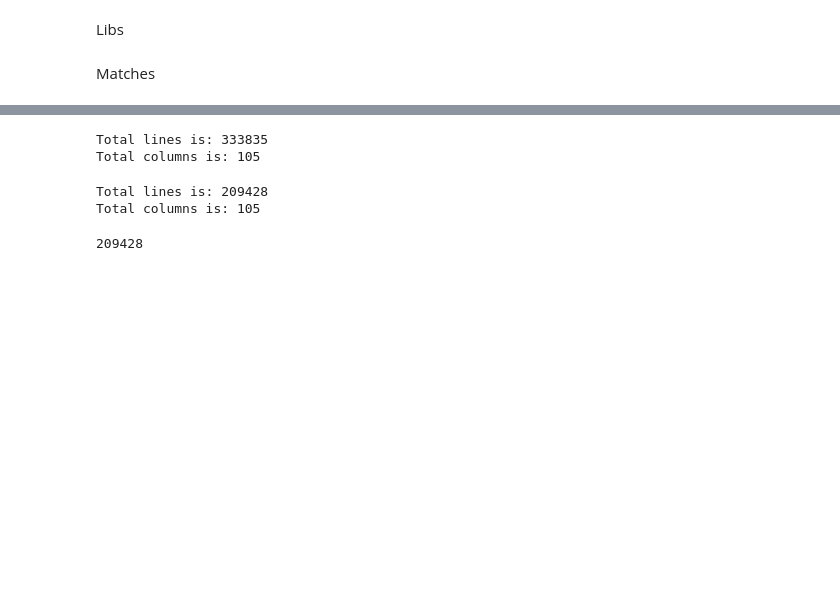
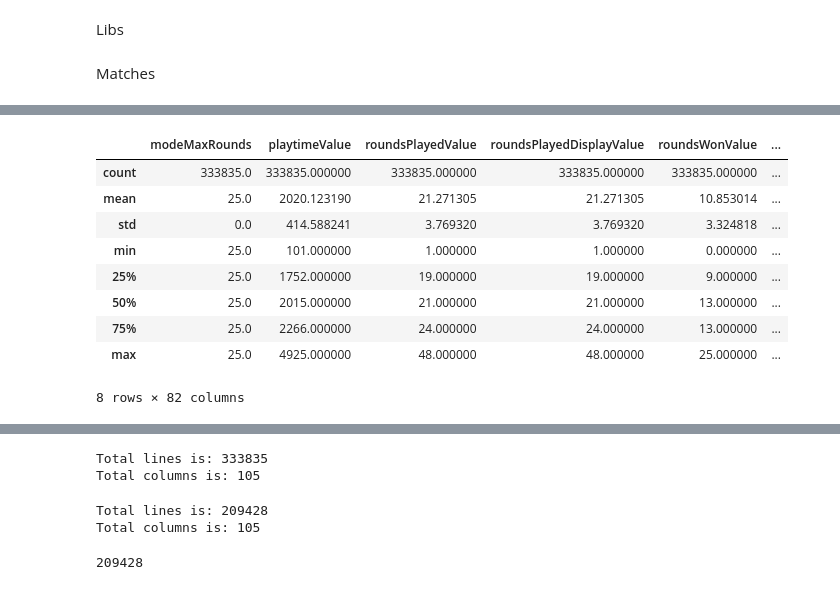
Before and after one commit to aalvestech/tcc_fia_valorant, a Jupyter notebook: notebook/notebook_exploratory_data_analysis.ipynb, the cells around one changed output, grey strips where cells are left out. Drawn from its saved outputs; the diff is of its cells as text; code cells hidden in the pictures; blank space fills up the shorter version.

```diff
--- a/notebook/notebook_exploratory_data_analysis.ipynb
+++ b/notebook/notebook_exploratory_data_analysis.ipynb
@@ -40,0 +32,15 @@ df_matches_raw.describe()
+# %%
+df_matches_raw_describe = df_matches_raw.describe()
+# df_matches_raw_describe.pivot(columns = 'count')
+df_matches_raw_describe
+# %% [output]
+|  | modeMaxRounds | playtimeValue | roundsPlayedValue | roundsPlayedDisplayValue | roundsWonValue | ... |
+| count | 333835.0 | 333835.000000 | 333835.000000 | 333835.000000 | 333835.000000 | ... |
+| mean | 25.0 | 2020.123190 | 21.271305 | 21.271305 | 10.853014 | ... |
+| std | 0.0 | 414.588241 | 3.769320 | 3.769320 | 3.324818 | ... |
+| min | 25.0 | 101.000000 | 1.000000 | 1.000000 | 0.000000 | ... |
+| 25% | 25.0 | 1752.000000 | 19.000000 | 19.000000 | 9.000000 | ... |
+| 50% | 25.0 | 2015.000000 | 21.000000 | 21.000000 | 13.000000 | ... |
+| 75% | 25.0 | 2266.000000 | 24.000000 | 24.000000 | 13.000000 | ... |
+| max | 25.0 | 4925.000000 | 48.000000 | 48.000000 | 25.000000 | ... |
+8 rows × 82 columns
```
Also changed, not shown: parts of 6 cells of this notebook.
